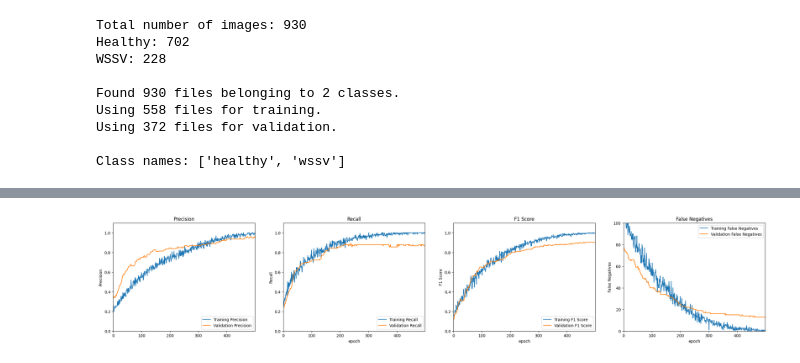
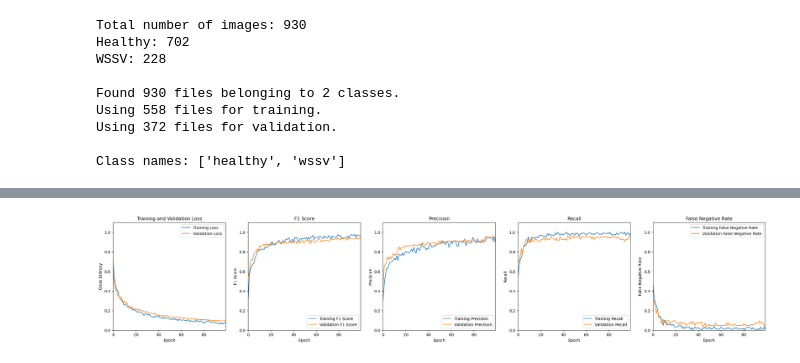
Before and after one commit to lorenzo-querol/wssv-recognition, a Jupyter notebook: classification.ipynb, the cells around one changed output, grey strips where cells are left out. Drawn from its saved outputs; the diff is of its cells as text; code cells hidden in the pictures.

```diff
--- a/classification.ipynb
+++ b/classification.ipynb
@@ -43,21 +20,14 @@ DATA_DIR = pathlib.Path("augmented_dataset")
 AUTOTUNE = tf.data.AUTOTUNE
 
 CONFIG = dict(
-    epochs=500,
-    learning_rate=1e-6,
-    batch_size=32,
+    epochs=100,
+    learning_rate=1e-3,
+    batch_size=16,
     img_shape=(224, 224),
     input_shape=(224, 224, 3),
     num_classes=2,
-    dropout_rate=0.3,
-    es_patience=40,
+    dropout_rate=0.2,
+    es_patience=20,
     valid_split=0.4,
     seed_value=42,
 )
-
-wandb.init(
-    project="wssv-recognition",
-    config=CONFIG,
-    group="MobileNetV3Small",
-    job_type="train",
-)
@@ -83,7 +46,6 @@ train_set, valid_set = tf.keras.utils.image_dataset_from_directory(
     seed=CONFIG["seed_value"],
     image_size=CONFIG["img_shape"],
     batch_size=CONFIG["batch_size"],
-    interpolation="bicubic",
     label_mode="binary",
     subset="both",
 )
@@ -240,44 +170,61 @@ plt.show()
 # %%
-plt.figure(figsize=(30, 5))
-plt.subplot(1, 4, 1)
-plt.plot(prec, label="Training Precision")
-plt.plot(val_prec, label="Validation Precision")
+plt.figure(figsize=(30, 5), dpi=100)
+
+plt.subplot(1, 5, 1)
+plt.plot(history.history["loss"], label="Training Loss")
+plt.plot(history.history["val_loss"], label="Validation Loss")
+plt.legend(loc="upper right")
+plt.ylabel("Cross Entropy")
+plt.ylim([0, 1.1])
+plt.xlim([0, history.epoch[-1]])
+plt.title("Training and Validation Loss")
+plt.xlabel("Epoch")
+
+plt.subplot(1, 5, 2)
+plt.plot(history.history["f1_score"], label="Training F1 Score")
+plt.plot(history.history["val_f1_score"], label="Validation F1 Score")
+plt.legend(loc="lower right")
+plt.ylabel("F1 Score")
+plt.ylim([0, 1.1])
+plt.xlim([0, history.epoch[-1]])
+plt.title("F1 Score")
+plt.xlabel("Epoch")
+
+plt.subplot(1, 5, 3)
+plt.plot(history.history["precision"], label="Training Precision")
+plt.plot(history.history["val_precision"], label="Validation Precision")
 plt.legend(loc="lower right")
 plt.ylabel("Precision")
 plt.ylim([0, 1.1])
 plt.xlim([0, history.epoch[-1]])
+plt.xlabel("Epoch")
 plt.title("Precision")
 
-plt.subplot(1, 4, 2)
-plt.plot(recall, label="Training Recall")
-plt.plot(val_recall, label="Validation Recall")
+plt.subplot(1, 5, 4)
+plt.plot(history.history["recall"], label="Training Recall")
+plt.plot(history.history["val_recall"], label="Validation Recall")
 plt.legend(loc="lower right")
 plt.ylabel("Recall")
 plt.ylim([0, 1.1])
 plt.xlim([0, history.epoch[-1]])
 plt.title("Recall")
-plt.xlabel("epoch")
+plt.xlabel("Epoch")
 
-plt.subplot(1, 4, 3)
-plt.plot(f1_score, label="Training F1 Score")
-plt.plot(val_f1_score, label="Validation F1 Score")
-plt.legend(loc="lower right")
-plt.ylabel("F1 Score")
+false_neg = history.history["false_negatives"]
+val_false_neg = history.history["val_false_negatives"]
+
+fnr = np.array(history.history["false_negatives"]) / (np.array(history.history["false_negatives"]) + np.array(history.history["true_positives"]))
+val_fnr = np.array(history.history["val_false_negatives"]) / (np.array(history.history["val_false_negatives"]) + np.array(history.history["val_true_positives"]))
+plt.subplot(1, 5, 5)
+plt.plot(fnr, label="Training False Negative Rate")
+plt.plot(val_fnr, label="Validation False Negative Rate")
+plt.legend(loc="upper right")
+plt.ylabel("False Negative Rate")
 plt.ylim([0, 1.1])
 plt.xlim([0, history.epoch[-1]])
-plt.title("F1 Score")
-plt.xlabel("epoch")
-
-plt.subplot(1, 4, 4)
-plt.plot(false_neg, label="Training False Negatives")
-plt.plot(val_false_neg, label="Validation False Negatives")
-plt.legend(loc="upper right")
-plt.ylabel("False Negatives")
-plt.ylim([0, 100])
-plt.xlim([0, history.epoch[-1]])
-plt.title("False Negatives")
-plt.xlabel("epoch")
+plt.title("False Negative Rate")
+plt.xlabel("Epoch")
 
 plt.show()
 # %% [output]
-[figure, old version]
+[figure, new version]
```
Also changed, not shown: parts of 12 cells of this notebook.
